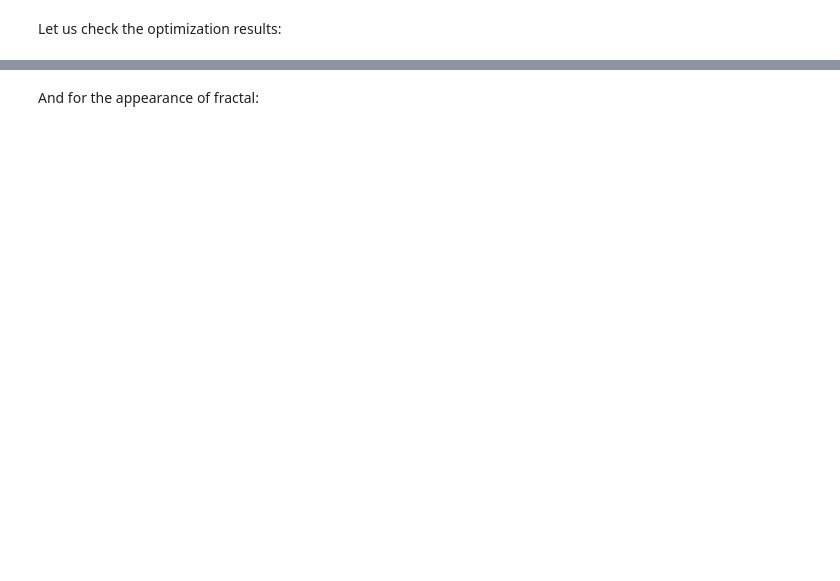
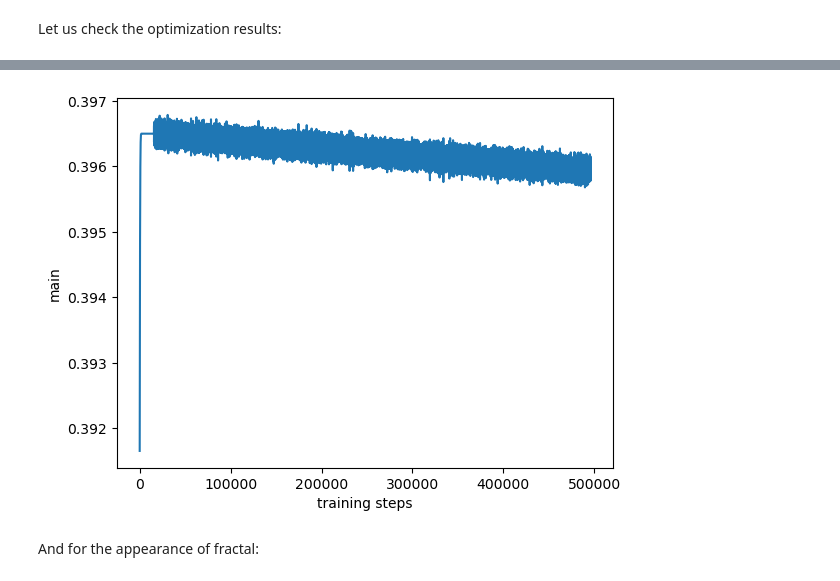
Before and after one commit to shuiruge/entropy, a Jupyter notebook: fractal/Fractal in Biology.ipynb, the cells around one changed output, grey strips where cells are left out. Drawn from its saved outputs; the diff is of its cells as text; code cells hidden in the pictures; blank space fills up the shorter version.

```diff
--- a/fractal/Fractal in Biology.ipynb
+++ b/fractal/Fractal in Biology.ipynb
@@ -164,7 +196,9 @@ def get_train_step(optimizer, l2):
     @tf.function
     def train_step(log_nu, mu_b, mu_n):
         with tf.GradientTape() as tape:
-            loss, main, constraints = get_loss(log_nu, mu_b, mu_n, l2)
+            loss, main, constraints = get_loss(log_nu, mu_b, mu_n)
+            for c in constraints:  # add L2-regulation.
+                loss += l2 * tf.square(c)
             total_loss = tf.reduce_sum(loss)
 
         vars = [log_nu, mu_b, mu_n]
@@ -235,3 +273,10 @@ min_i, main[min_i], [c[min_i] for c in constraints]
+# %%
+plt.plot([_[min_i] for _ in main_logs[4000:]])
+plt.xlabel('training steps')
+plt.ylabel('main')
+plt.show()
+# %% [output]
+[figure, added]
 # %% [markdown]
 And for the appearance of fractal:
 # %%
```
Also changed, not shown: parts of 19 cells of this notebook.
